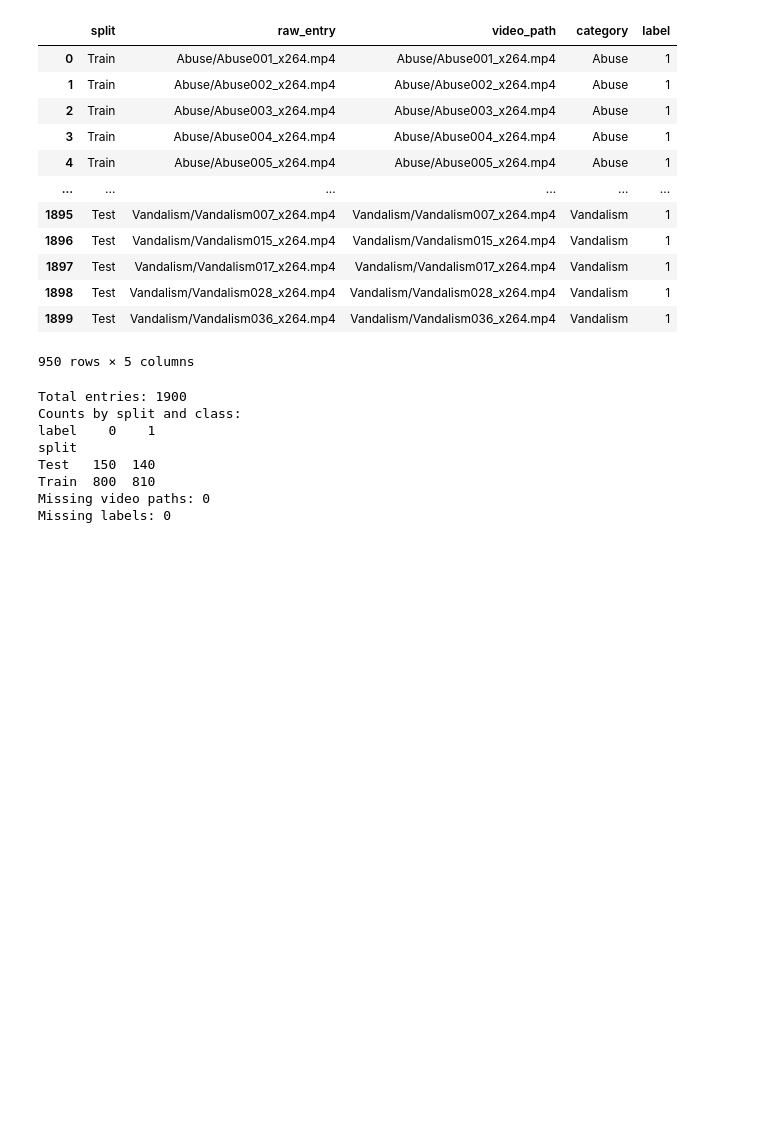
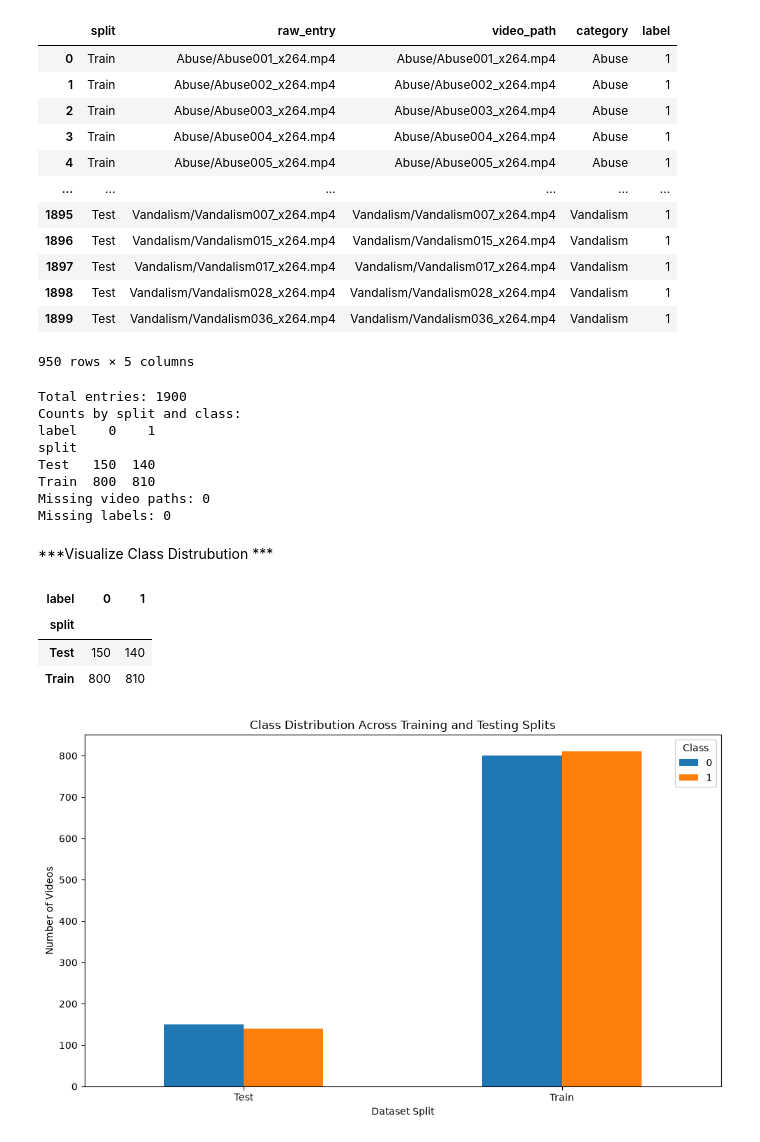
Before and after one commit to asirabm/cctv-video-anomaly-detection, a Jupyter notebook: 01_data_exploration.ipynb, the cells around one changed output. Drawn from its saved outputs; the diff is of its cells as text; code cells hidden in the pictures; blank space fills up the shorter version.

Commit message:
Added Visualization of Class Distributions using bar chart

```diff
--- a/01_data_exploration.ipynb
+++ b/01_data_exploration.ipynb
@@ -277,3 +297,29 @@ Test   150  140
 Train  800  810
 Missing video paths: 0
 Missing labels: 0
+# %% [markdown]
+***Visualize Class Distrubution ***
+# %%
+dist_class=pd.crosstab(
+    df['split'],
+    df['label']
+)
+# %%
+dist_class
+# %% [output]
+| label | 0 | 1 |
+| split |  |  |
+| Test | 150 | 140 |
+| Train | 800 | 810 |
+# %%
+import matplotlib.pyplot as plot
+dist_class.plot(kind="bar",figsize=(10,6))
+plot.title("Class Distribution Across Training and Testing Splits")
+plot.xlabel("Dataset Split")
+plot.ylabel("Number of Videos")
+plot.xticks(rotation=0)
+plot.legend(title="Class")
+plot.tight_layout()
+plot.show()
+# %% [output]
+[figure, added]
```
Also changed, not shown: parts of 1 cell of this notebook.
